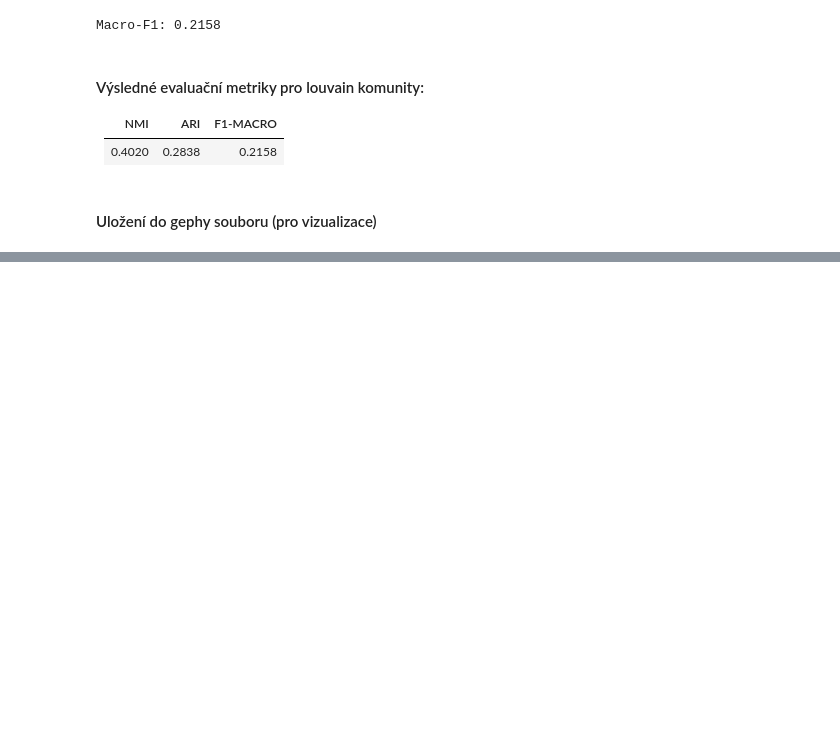
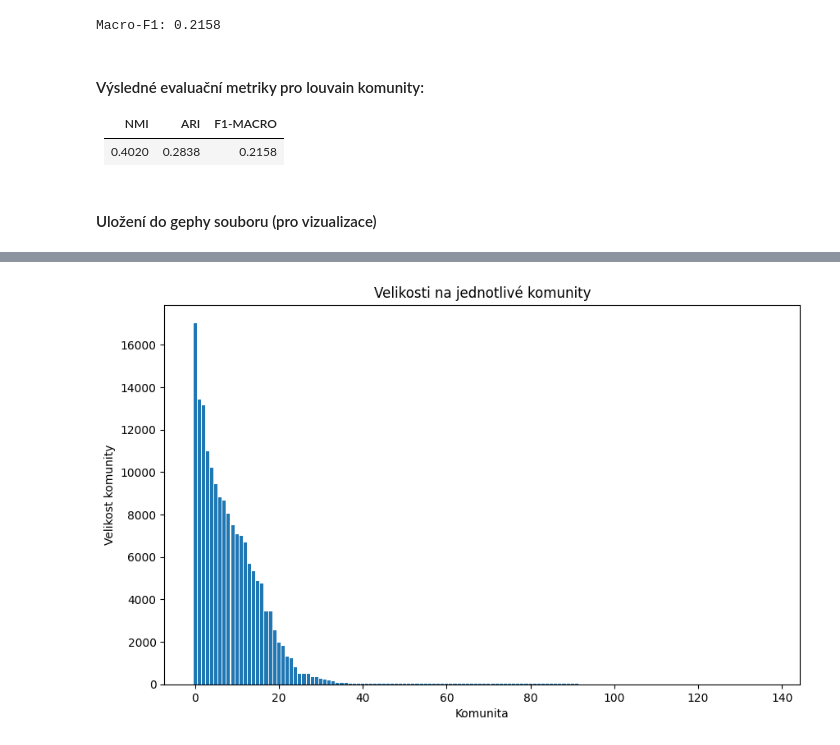
Before and after one commit to S0u1y/Seminar_Project, a Jupyter notebook: main.ipynb, the cells around one changed output, grey strips where cells are left out. Saved outputs shown, nothing was run; the diff lists cells and outputs as text; code cells hidden in the pictures; blank space fills up the shorter version.

```diff
--- a/main.ipynb
+++ b/main.ipynb
@@ -408,0 +420,13 @@ K-Means ARI: -0.0001
+# %%
+leiden_counts = np.unique_counts(list(leiden_communities_per_node.values()))
+# %%
+unique_leiden_communities, leiden_community_sizes = leiden_counts
+
+plt.figure(figsize=(10, 6))
+plt.bar(x=unique_leiden_communities, height=leiden_community_sizes)
+plt.title('Velikosti na jednotlivé komunity')
+plt.ylabel('Velikost komunity')
+plt.xlabel('Komunita')
+plt.show()
+# %% [output]
+[figure, added]
```
Also changed, not shown: parts of 62 cells of this notebook, 2 other files.
